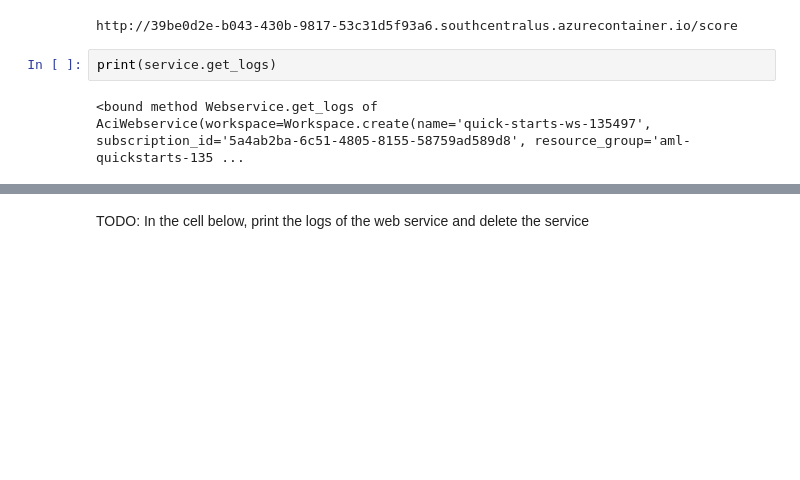
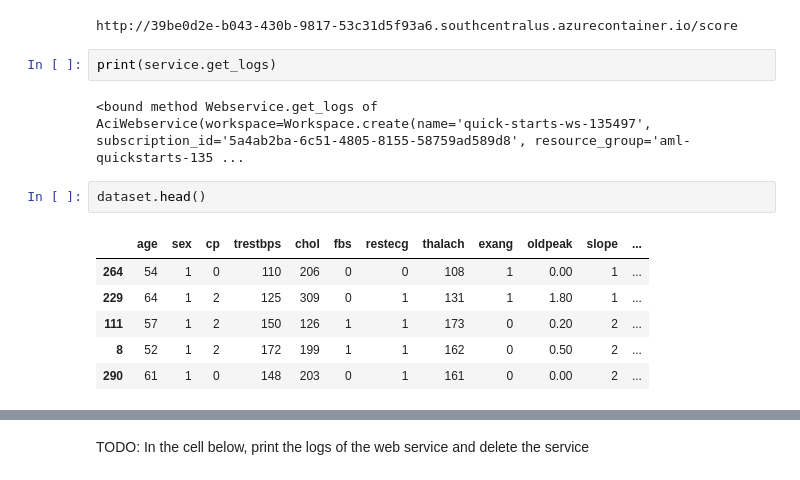
Before and after one commit to guptaa98/Microsoft_Azure_Nanodegree_Projects, a Jupyter notebook: Capstone Project/automl.ipynb, the cells around one changed output, grey strips where cells are left out. Cells and saved outputs as stored; diff of their text form; blank space fills up the shorter version.

```diff
--- a/Capstone Project/automl.ipynb
+++ b/Capstone Project/automl.ipynb
@@ -199,3 +208,12 @@ http://39be0d2e-b043-430b-9817-53c31d5f93a6.southcentralus.azurecontainer.io/sco
 print(service.get_logs)
 # %% [output]
 <bound method Webservice.get_logs of AciWebservice(workspace=Workspace.create(name='quick-starts-ws-135497', subscription_id='5a4ab2ba-6c51-4805-8155-58759ad589d8', resource_group='aml-quickstarts-135 ...
+# %%
+dataset.head()
+# %% [output]
+|  | age | sex | cp | trestbps | chol | fbs | restecg | thalach | exang | oldpeak | slope | ... |
+| 264 | 54 | 1 | 0 | 110 | 206 | 0 | 0 | 108 | 1 | 0.00 | 1 | ... |
+| 229 | 64 | 1 | 2 | 125 | 309 | 0 | 1 | 131 | 1 | 1.80 | 1 | ... |
+| 111 | 57 | 1 | 2 | 150 | 126 | 1 | 1 | 173 | 0 | 0.20 | 2 | ... |
+| 8 | 52 | 1 | 2 | 172 | 199 | 1 | 1 | 162 | 0 | 0.50 | 2 | ... |
+| 290 | 61 | 1 | 0 | 148 | 203 | 0 | 1 | 161 | 0 | 0.00 | 2 | ... |
```
Also changed, not shown: parts of 4 cells of this notebook, 1 other file.
